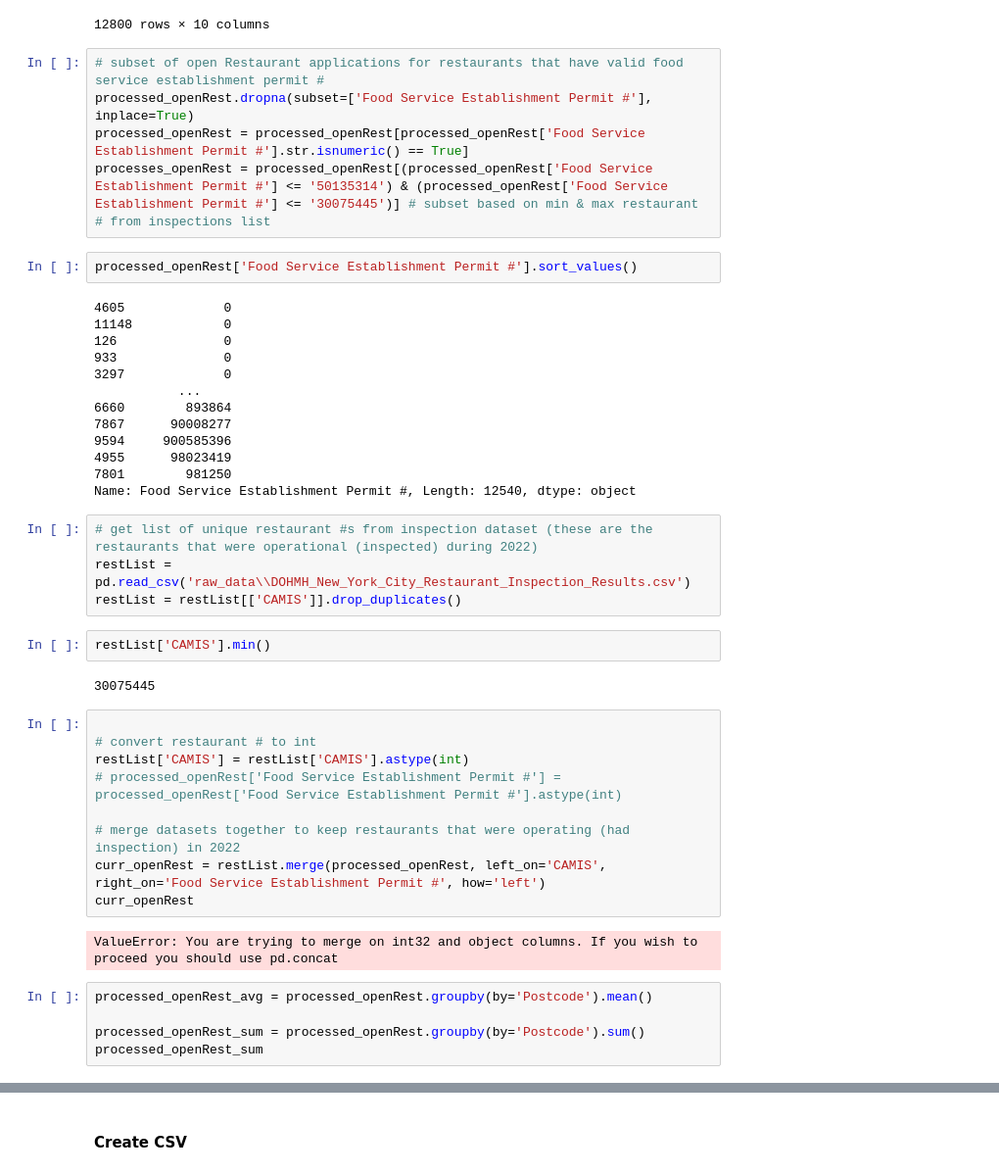
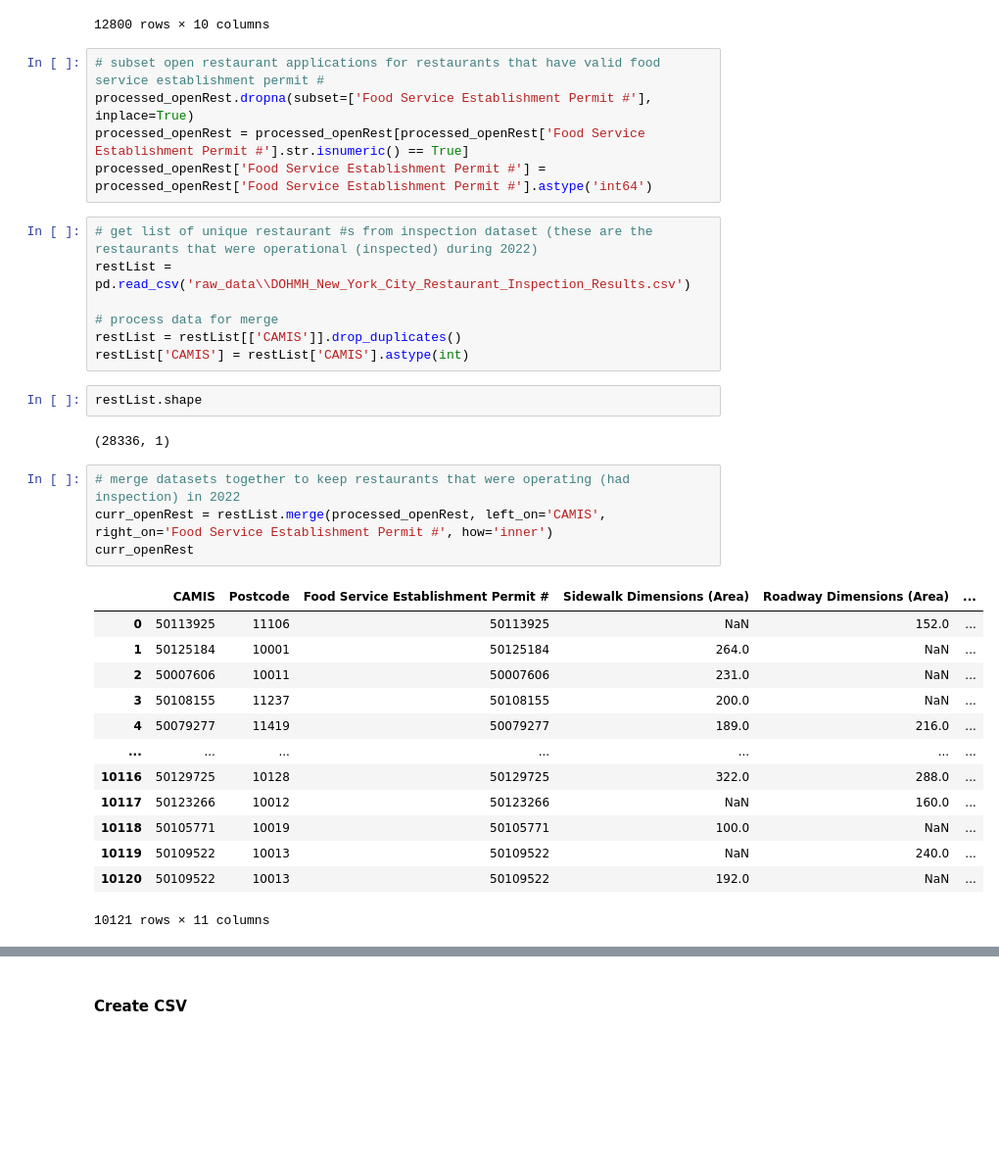
Before and after one commit to MatthewDShen/rat-city, a Jupyter notebook: open_restaurants.ipynb, the cells around one changed output, grey strips where cells are left out. Shown at 98% size. Saved outputs shown, nothing was run; the diff lists cells and outputs as text; blank space fills up the shorter version.

Commit message:
additional data cleaning

```diff
--- a/open_restaurants.ipynb
+++ b/open_restaurants.ipynb
@@ -159,46 +159,36 @@ processed_openRest
 | 14106 | 10019 | 41713066 | 30.0 | 30.0 | 1 | ... |
 12800 rows × 10 columns
 # %%
-# subset of open Restaurant applications for restaurants that have valid food service establishment permit #
+# subset open restaurant applications for restaurants that have valid food service establishment permit #
 processed_openRest.dropna(subset=['Food Service Establishment Permit #'], inplace=True)
 processed_openRest = processed_openRest[processed_openRest['Food Service Establishment Permit #'].str.isnumeric() == True]
-processes_openRest = processed_openRest[(processed_openRest['Food Service Establishment Permit #'] <= '50135314') & (processed_openRest['Food Service Establishment Permit #'] <= '30075445')] # subset based on min & max restaurant # from inspections list
+processed_openRest['Food Service Establishment Permit #'] = processed_openRest['Food Service Establishment Permit #'].astype('int64')
-# %%
-processed_openRest['Food Service Establishment Permit #'].sort_values()
-# %% [output]
-4605             0
-11148            0
-126              0
-933              0
-3297             0
-           ...
-6660        893864
-7867      90008277
-9594     900585396
-4955      98023419
-7801        981250
-Name: Food Service Establishment Permit #, Length: 12540, dtype: object
 # %%
 # get list of unique restaurant #s from inspection dataset (these are the restaurants that were operational (inspected) during 2022)
 restList = pd.read_csv('raw_data\\DOHMH_New_York_City_Restaurant_Inspection_Results.csv')
+
+# process data for merge
 restList = restList[['CAMIS']].drop_duplicates()
+restList['CAMIS'] = restList['CAMIS'].astype(int)
-# %%
-restList['CAMIS'].min()
-# %% [output]
-30075445
+# %%
+restList.shape
+# %% [output]
+(28336, 1)
 # %%
-
-# convert restaurant # to int
-restList['CAMIS'] = restList['CAMIS'].astype(int)
-# processed_openRest['Food Service Establishment Permit #'] = processed_openRest['Food Service Establishment Permit #'].astype(int)
-
 # merge datasets together to keep restaurants that were operating (had inspection) in 2022
-curr_openRest = restList.merge(processed_openRest, left_on='CAMIS', right_on='Food Service Establishment Permit #', how='left')
+curr_openRest = restList.merge(processed_openRest, left_on='CAMIS', right_on='Food Service Establishment Permit #', how='inner')
 curr_openRest
 # %% [output]
+|  | CAMIS | Postcode | Food Service Establishment Permit # | Sidewalk Dimensions (Area) | Roadway Dimensions (Area) | ... |
+| 0 | 50113925 | 11106 | 50113925 | NaN | 152.0 | ... |
+| 1 | 50125184 | 10001 | 50125184 | 264.0 | NaN | ... |
+| 2 | 50007606 | 10011 | 50007606 | 231.0 | NaN | ... |
+| 3 | 50108155 | 11237 | 50108155 | 200.0 | NaN | ... |
+| 4 | 50079277 | 11419 | 50079277 | 189.0 | 216.0 | ... |
+| ... | ... | ... | ... | ... | ... | ... |
+| 10116 | 50129725 | 10128 | 50129725 | 322.0 | 288.0 | ... |
+| 10117 | 50123266 | 10012 | 50123266 | NaN | 160.0 | ... |
+| 10118 | 50105771 | 10019 | 50105771 | 100.0 | NaN | ... |
+| 10119 | 50109522 | 10013 | 50109522 | NaN | 240.0 | ... |
+| 10120 | 50109522 | 10013 | 50109522 | 192.0 | NaN | ... |
-ValueError: You are trying to merge on int32 and object columns. If you wish to proceed you should use pd.concat
+10121 rows × 11 columns
-# %%
-processed_openRest_avg = processed_openRest.groupby(by='Postcode').mean()
-
-processed_openRest_sum = processed_openRest.groupby(by='Postcode').sum()
-processed_openRest_sum
```
Also changed, not shown: parts of 4 cells of this notebook, 1 other file.
